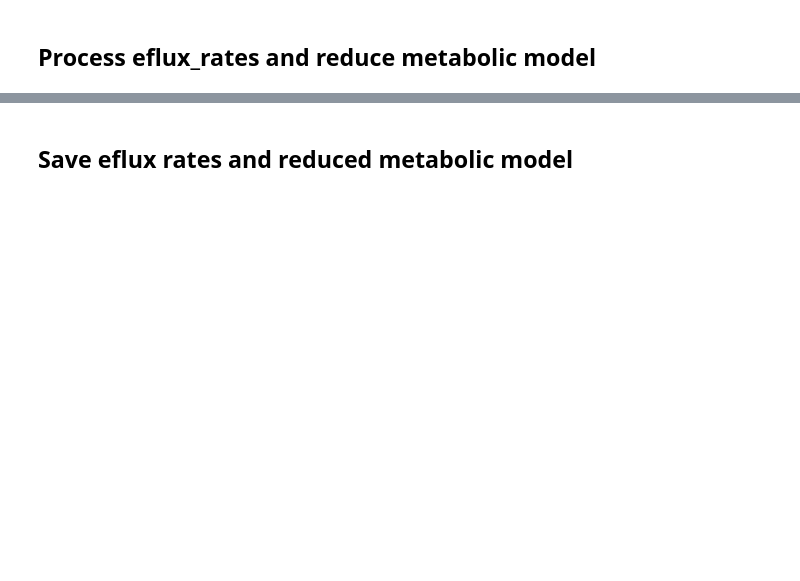
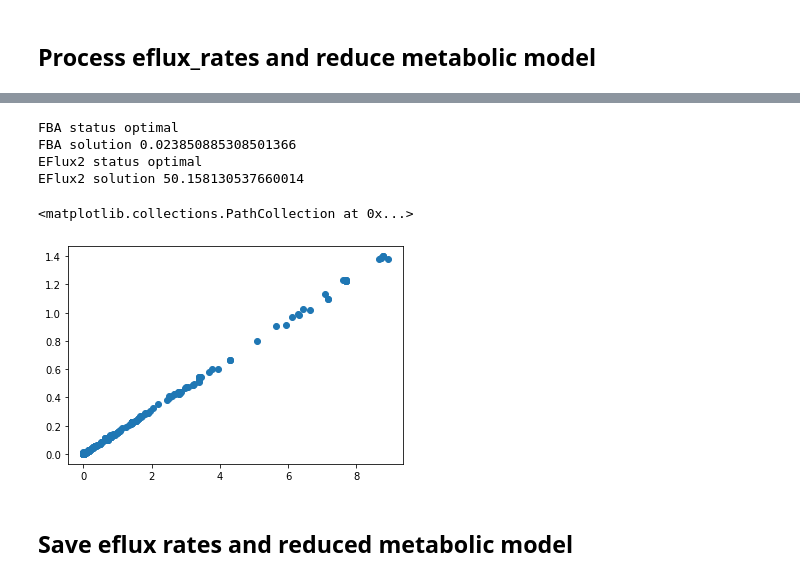
Before and after one commit to AgileBioFoundry/AspergillusQ4Milestone, a Jupyter notebook: notebooks/round2/Eflux4A.niger.ipynb, the cells around one changed output, grey strips where cells are left out. Cells and saved outputs as stored; diff of their text form; code cells hidden in the pictures; blank space fills up the shorter version.

```diff
--- a/notebooks/round2/Eflux4A.niger.ipynb
+++ b/notebooks/round2/Eflux4A.niger.ipynb
@@ -477,0 +522,5 @@ eflux_rates[ref_line][eflux_rates[ref_line] == 0] = 0.01*non_zero_minimum
+# %%
+# Calculate the flux fold changes for reactions with non-zero reference flux
+temp = eflux_rates.divide(eflux_rates[ref_line], axis=0).max(axis=1)
+temp = temp[(temp < np.inf) & (temp > -np.inf)]
+temp.describe()
@@ -477,0 +560,4 @@ eflux_rates[ref_line][eflux_rates[ref_line] == 0] = 0.01*non_zero_minimum
+# %%
+# calculate the minimum of non-zero flux values in non-reference strains
+zero_flux_min = (eflux_rates[eflux_rates[ref_line] == 0])[eflux_rates[eflux_rates[ref_line] == 0] > 0].min(axis=1)
+zero_flux_min
@@ -477,0 +628,18 @@ eflux_rates[ref_line][eflux_rates[ref_line] == 0] = 0.01*non_zero_minimum
+# %%
+scaling_factor = 1.4
+with reduced_model:
+    reduced_model.reactions.get_by_id('BOUNDARY_GLCer').upper_bound = -normalized_line_rates['GLCe (mmol/gDW/hr)'][ref_line]
+    reduced_model.reactions.get_by_id('EX_3hpp_e').lower_bound = normalized_line_rates['3hpp_e (mmol/gDW/hr)'][ref_line]
+    reduced_model.reactions.get_by_id('BOUNDARY_EOLe').lower_bound = normalized_line_rates['EOLe (mmol/gDW/hr)'][ref_line]
+    if normalized_line_rates['CITe (mmol/gDW/hr)'][ref_line] >= 0:
+        reduced_model.reactions.get_by_id('BOUNDARY_CITe').lower_bound = normalized_line_rates['CITe (mmol/gDW/hr)'][ref_line]
+        reduced_model.reactions.get_by_id('BOUNDARY_CITer').upper_bound = 0.0
+    else:
+        reduced_model.reactions.get_by_id('BOUNDARY_CITe').upper_bound = 0.0
+        reduced_model.reactions.get_by_id('BOUNDARY_CITer').upper_bound = -normalized_line_rates['CITe (mmol/gDW/hr)'][ref_line]
+    temp = EFlux2_sub(reduced_model, scaling_factor*global_prot[ref_line])
+# %% [output]
+FBA status optimal
+FBA solution 0.023850885308501366
+EFlux2 status optimal
+EFlux2 solution 50.158130537660014
@@ -477,0 +648,6 @@ eflux_rates[ref_line][eflux_rates[ref_line] == 0] = 0.01*non_zero_minimum
+# %%
+# Compare the original flux vs 99% optimal growth with non-zero flux
+plt.scatter(eflux_rates[ref_line],temp.fluxes)
+# %% [output]
+<matplotlib.collections.PathCollection at 0x...>
+[figure, added]
```
Also changed, not shown: parts of 32 cells of this notebook, 9 other files.
